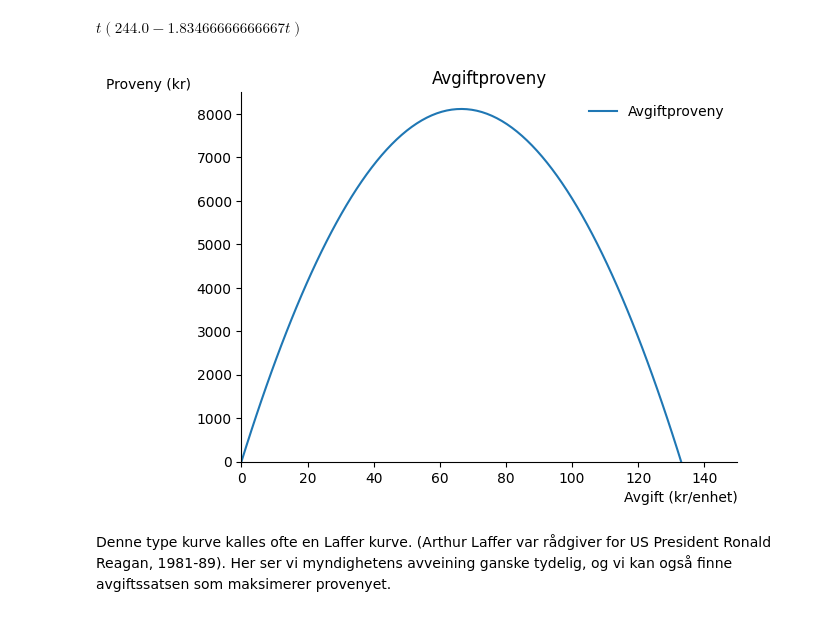
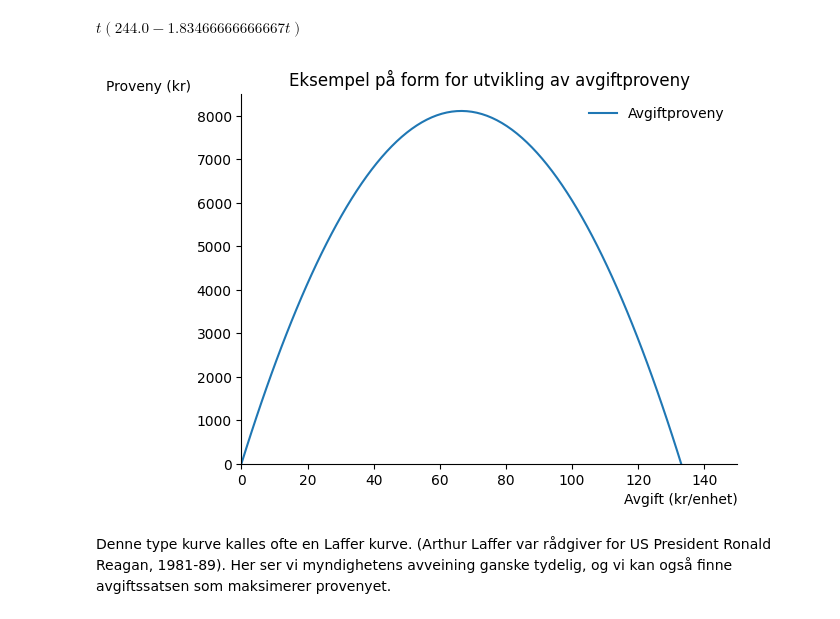
Before and after one commit to uit-sok-1303-v26/uit-sok-1303.v26.github.io, a Jupyter notebook: Markedsteori - Kapittel 10.ipynb, the cells around one changed output. Cells and saved outputs as stored; diff of their text form; code cells hidden in the pictures.

```diff
--- a/Markedsteori - Kapittel 10.ipynb
+++ b/Markedsteori - Kapittel 10.ipynb
@@ -278,26 +280,26 @@ $\displaystyle t \left(244.0 - 1.83466666666667 t\right)$
 # %%
 fig,ax=plt.subplots()
 
 ax.set_ylabel('Proveny (kr)', loc = 'top', rotation = 0)
 ax.set_xlabel('Avgift (kr/enhet)', loc= 'right')
 
 ax.spines['top'].set_color('none')
 ax.spines['right'].set_color('none')
 
 ax.plot(t_num, avgiftprov(t_num),label='Avgiftproveny')
 
 
 
 #legend:
 ax.legend(loc='best', frameon=False)
 
 #title
-ax.set_title ('Avgiftproveny')
+ax.set_title ('Eksempel på form for utvikling av avgiftproveny')
 
 ax.set_xlim(0,150)
 ax.set_ylim(0,8500);
 # %% [output]
-[figure, old version]
+[figure, new version]
 # %% [markdown]
 Denne type kurve kalles ofte en Laffer kurve. (Arthur Laffer var rådgiver for US President Ronald Reagan, 1981-89). Her ser vi myndighetens avveining ganske tydelig, og vi kan også finne avgiftssatsen som maksimerer provenyet.
 # %%
```
Also changed, not shown: parts of 14 cells of this notebook.
